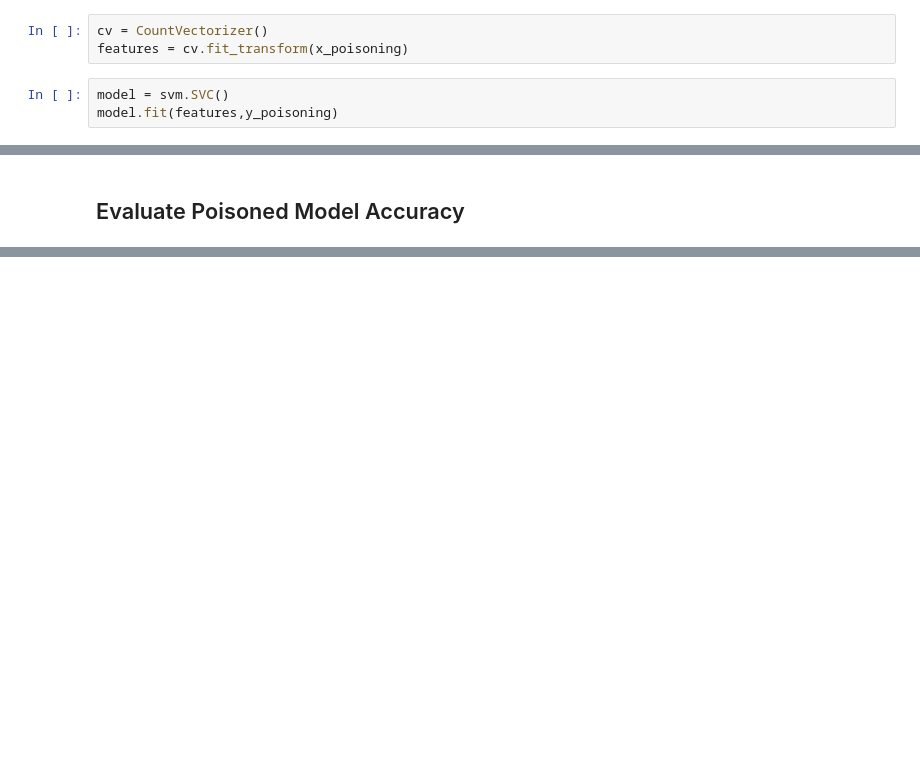
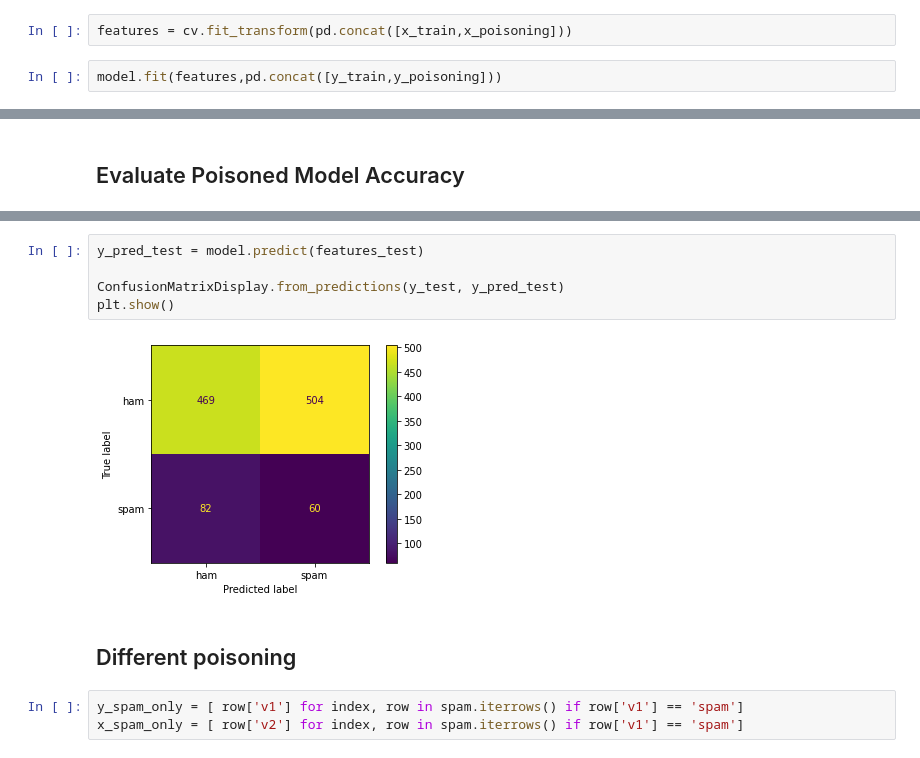
Before and after one commit to javiervela/attacking-ai-notebooks, a Jupyter notebook: Poisoning_Attack_Spam_Filter.ipynb, the cells around one changed output, grey strips where cells are left out. Saved outputs shown, nothing was run; the diff lists cells and outputs as text; blank space fills up the shorter version.

```diff
--- a/Poisoning_Attack_Spam_Filter.ipynb
+++ b/Poisoning_Attack_Spam_Filter.ipynb
@@ -136,9 +144,7 @@ POISONED DATA. size: 45
 # %%
-cv = CountVectorizer()
-features = cv.fit_transform(x_poisoning)
+features = cv.fit_transform(pd.concat([x_train,x_poisoning]))
 # %%
-model = svm.SVC()
-model.fit(features,y_poisoning)
+model.fit(features,pd.concat([y_train,y_poisoning]))
 # %% [output]
 SVC()
 # %% [markdown]
@@ -150,0 +157,12 @@ Accuracy: 0.14349775784753363
+# %%
+y_pred_test = model.predict(features_test)
+
+ConfusionMatrixDisplay.from_predictions(y_test, y_pred_test)
+plt.show()
+# %% [output]
+[figure, added]
+# %% [markdown]
+## Different poisoning
+# %%
+y_spam_only = [ row['v1'] for index, row in spam.iterrows() if row['v1'] == 'spam']
+x_spam_only = [ row['v2'] for index, row in spam.iterrows() if row['v1'] == 'spam']
```
Also changed, not shown: parts of 21 cells of this notebook, 1 other file.
